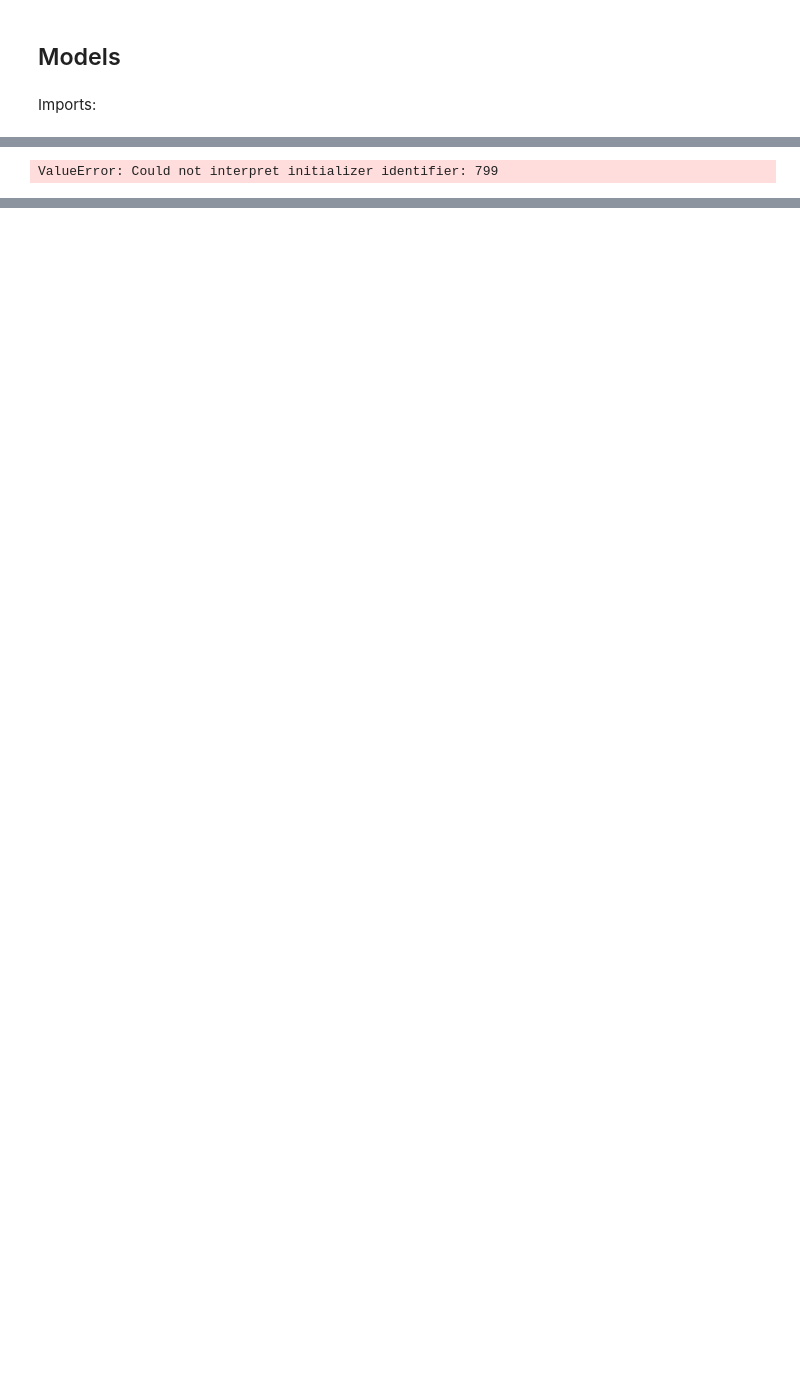
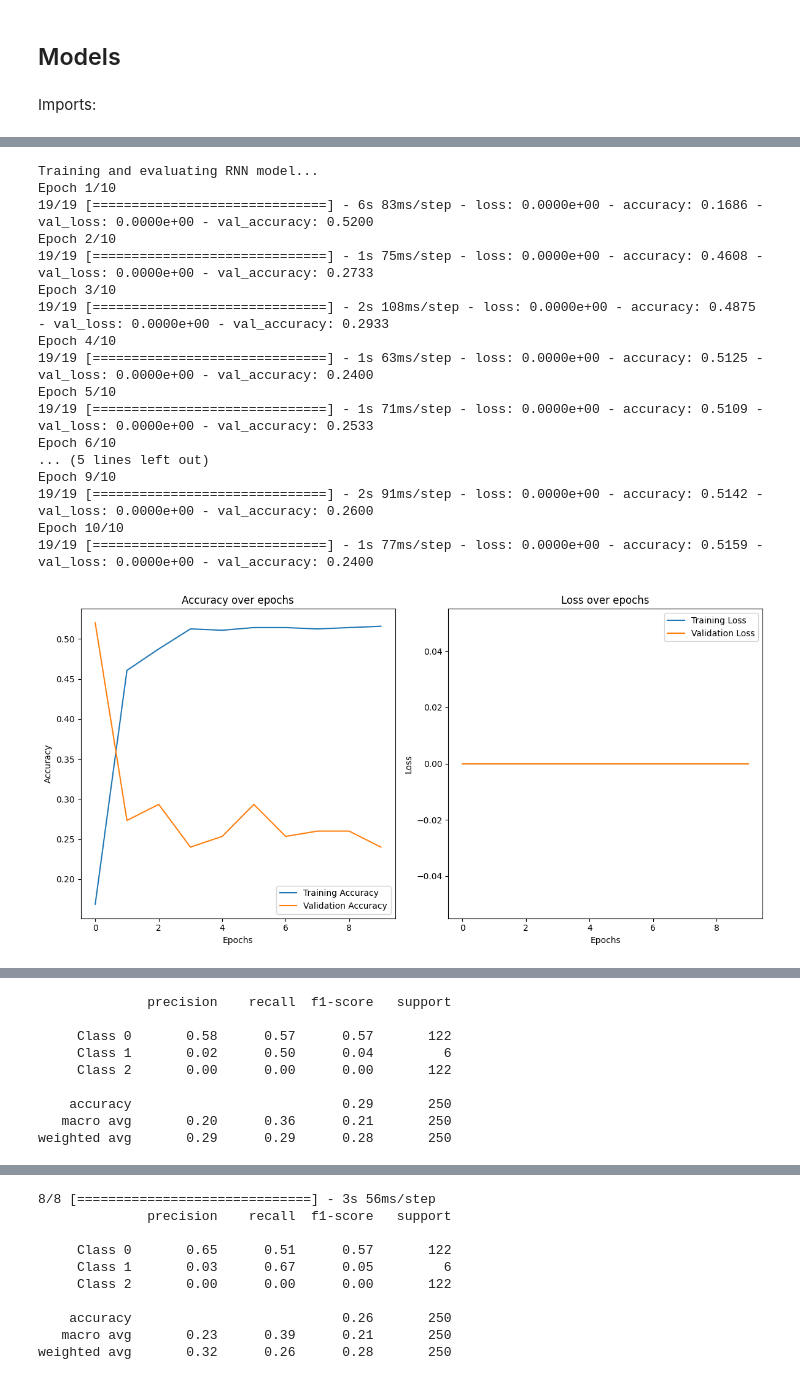
Before and after one commit to Muhammad-Hamza-Khan-03/Academics, a Jupyter notebook: NLP Assignments/Assignment_3/21l-5654-A3-Q1.ipynb, the cells around one changed output, grey strips where cells are left out. Cells and saved outputs as stored; diff of their text form; code cells hidden in the pictures; blank space fills up the shorter version.

```diff
--- a/NLP Assignments/Assignment_3/21l-5654-A3-Q1.ipynb
+++ b/NLP Assignments/Assignment_3/21l-5654-A3-Q1.ipynb
@@ -257,3 +245,9 @@ urdu_dataset.to_csv('Analysed_Urdu_Tweets.csv')
+# %%
+tokenizer = Tokenizer()
+tokenizer.fit_on_texts(df['Tweet'])
+sequences = tokenizer.texts_to_sequences(df['Tweet'])
+max_sequence_length = max(len(x) for x in sequences)
+padded_sequences = pad_sequences(sequences, maxlen=max_sequence_length, padding='post')
 # %% [markdown]
 ## Split the dataset
 # %%
@@ -270,0 +267,4 @@ Testing set shape: (250, 3)
+# %%
+# Splitting the dataset
+from sklearn.model_selection import train_test_split
+X_train, X_test, y_train, y_test = train_test_split(padded_sequences, df['Class'], test_size=0.25, random_state=42)
@@ -279,0 +340,3 @@ from sklearn.feature_extraction.text import TfidfVectorizer
+# %%
+vocab_size = len(tokenizer.word_index) + 1
+embedding_dim = 128
@@ -294,20 +381,27 @@ X_train_tf.shape
-# %%
-num_layers = [2, 3]
-dropout_rates = [0.3, 0.7]
-
-# Iterate over the hyperparameters and train the models
-for layers in num_layers:
-    for rate in dropout_rates:
-        # Create the model with the specified hyperparameters
-        model = Sequential([
-            Embedding(X_train_tf.shape[0],  X_train_tf.shape[1], X_train_tf.shape[0]),
-            LSTM(64, return_sequences=True, dropout=rate, recurrent_dropout=rate, input_shape=(X_train_tf.shape[1],)),
-            # Add more layers based on the value of layers
-            Dense(1, activation='sigmoid')
-        ])
-
-        model.compile(loss='binary_crossentropy', optimizer='adam', metrics=['accuracy'])
-
-        model.fit(X_train_tf, y_train_TFIDF_onehot, epochs=10, batch_size=32, validation_split=0.2)
-# %% [output]
-ValueError: Could not interpret initializer identifier: 799
+# %%
+
+for model_type in models:
+    print(f"Training and evaluating {model_type} model...")
+    model = build_model(model_type)
+    history = model.fit(X_train, y_train, batch_size=32, epochs=10, validation_split=0.2)
+    plot_history(history)  # Assuming plot_history is defined
+    evaluate_model(model, X_test, y_test)  # Assuming evaluate_model is defined
+# %% [output]
+Training and evaluating RNN model...
+Epoch 1/10
+19/19 [==============================] - 6s 83ms/step - loss: 0.0000e+00 - accuracy: 0.1686 - val_loss: 0.0000e+00 - val_accuracy: 0.5200
+Epoch 2/10
+19/19 [==============================] - 1s 75ms/step - loss: 0.0000e+00 - accuracy: 0.4608 - val_loss: 0.0000e+00 - val_accuracy: 0.2733
+Epoch 3/10
+19/19 [==============================] - 2s 108ms/step - loss: 0.0000e+00 - accuracy: 0.4875 - val_loss: 0.0000e+00 - val_accuracy: 0.2933
+Epoch 4/10
+19/19 [==============================] - 1s 63ms/step - loss: 0.0000e+00 - accuracy: 0.5125 - val_loss: 0.0000e+00 - val_accuracy: 0.2400
+Epoch 5/10
+19/19 [==============================] - 1s 71ms/step - loss: 0.0000e+00 - accuracy: 0.5109 - val_loss: 0.0000e+00 - val_accuracy: 0.2533
+Epoch 6/10
+... (5 lines left out)
+Epoch 9/10
+19/19 [==============================] - 2s 91ms/step - loss: 0.0000e+00 - accuracy: 0.5142 - val_loss: 0.0000e+00 - val_accuracy: 0.2600
+Epoch 10/10
+19/19 [==============================] - 1s 77ms/step - loss: 0.0000e+00 - accuracy: 0.5159 - val_loss: 0.0000e+00 - val_accuracy: 0.2400
+[figure, added]
@@ -313,0 +409,9 @@ ValueError: Could not interpret initializer identifier: 799
+              precision    recall  f1-score   support
+
+     Class 0       0.58      0.57      0.57       122
+     Class 1       0.02      0.50      0.04         6
+     Class 2       0.00      0.00      0.00       122
+
+    accuracy                           0.29       250
+   macro avg       0.20      0.36      0.21       250
+weighted avg       0.29      0.29      0.28       250
@@ -313,0 +437,10 @@ ValueError: Could not interpret initializer identifier: 799
+8/8 [==============================] - 3s 56ms/step
+              precision    recall  f1-score   support
+
+     Class 0       0.65      0.51      0.57       122
+     Class 1       0.03      0.67      0.05         6
+     Class 2       0.00      0.00      0.00       122
+
+    accuracy                           0.26       250
+   macro avg       0.23      0.39      0.21       250
+weighted avg       0.32      0.26      0.28       250
```
Also changed, not shown: parts of 18 cells of this notebook, 2 other files.
